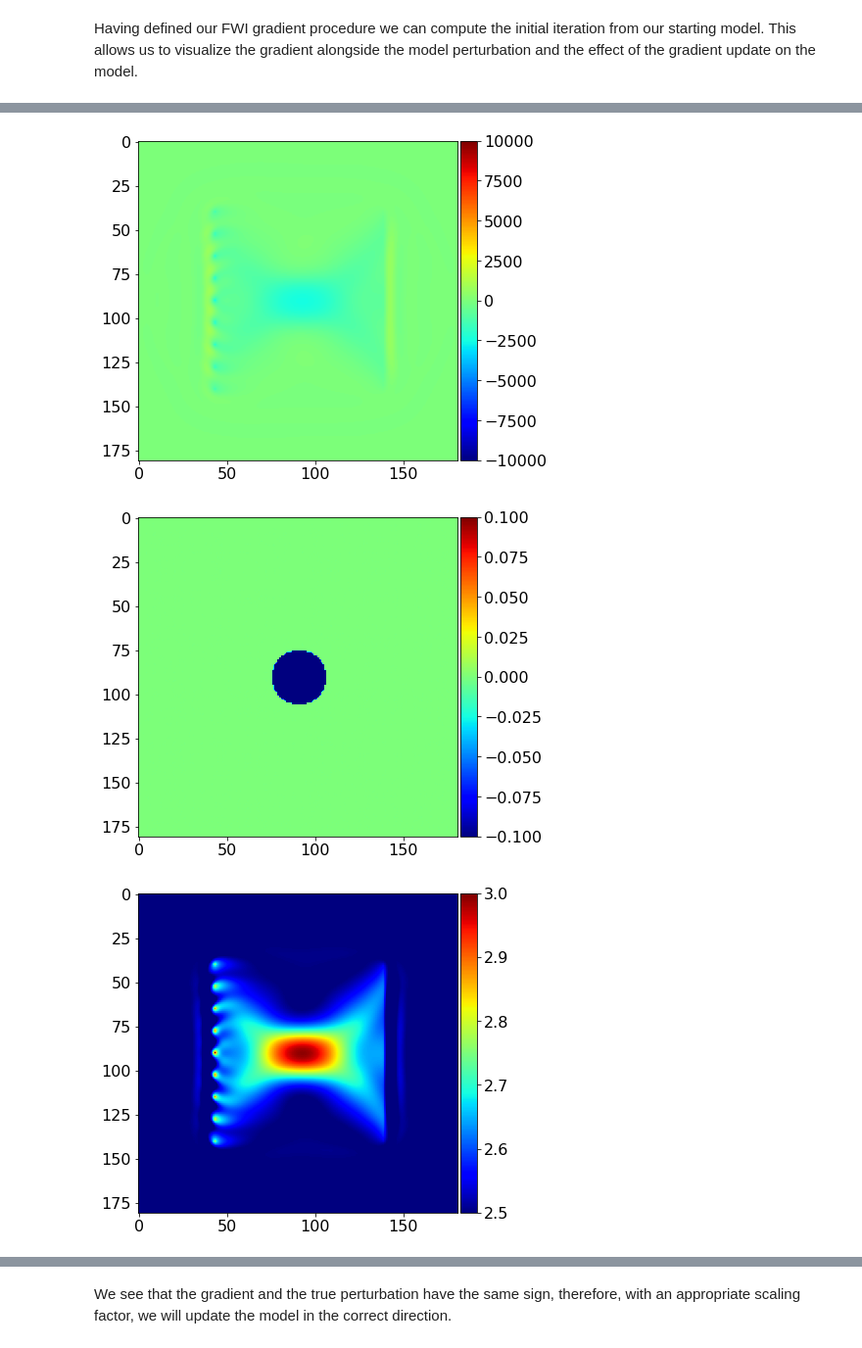
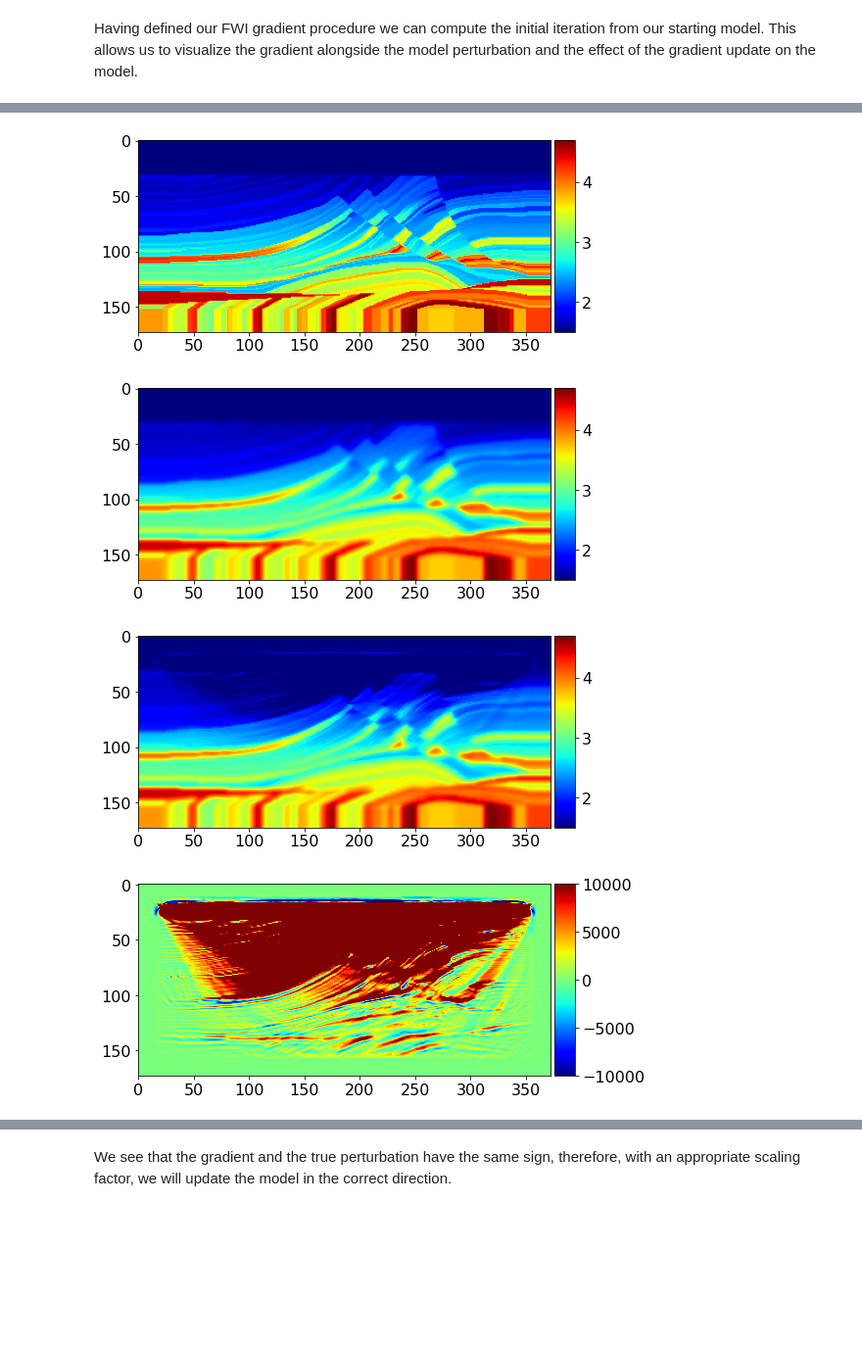
Before and after one commit to carlosjedwab/MyDevito, a Jupyter notebook: devito/meus/FWI/Carlos 20200812/fwi_expanded.ipynb, the cells around one changed output, grey strips where cells are left out. Shown: that part at 98% size. Cells and saved outputs as stored; diff of their text form; code cells hidden in the pictures; blank space fills up the shorter version.

```diff
--- a/devito/meus/FWI/Carlos 20200812/fwi_expanded.ipynb
+++ b/devito/meus/FWI/Carlos 20200812/fwi_expanded.ipynb
@@ -208,0 +16,6 @@ geometry, solver, fwi_iterations = demo_fwi('c2d', show_plots=True)
+# %%
+from fwi_prep import demo_fwi
+
+# Setup the true model and all other simulation objects from a preset
+model, model0, nshots, nreceivers, src_coordinates, rec_coordinates, source_locations,\
+geometry, solver, fwi_iterations = demo_fwi('m2d', show_plots=True)
@@ -269,12 +93,22 @@ def compute_residual(residual, dobs, dsyn):
 
     return residual
 # %%
-# Create FWI gradient kernel
+# Create FWI gradient kernel (with progress bar)
 from devito import Function, TimeFunction, norm
 from examples.seismic import Receiver
+import scipy
 
-import scipy
+from ipywidgets import IntProgress
+from IPython.display import display
+import time
+
 def fwi_gradient(vp_in):
+    start = time.time()
+
+    # Instantiate the progress bar
+    pb = IntProgress(min=0, max=nshots)
+    display(pb)
+
     # Create symbols to hold the gradient
     grad = Function(name="grad", grid=model.grid)
     # Create placeholders for the data residual and data
@@ -304,6 +138,11 @@ def fwi_gradient(vp_in):
         objective += .5*norm(residual)**2
         solver.gradient(rec=residual, u=u0, vp=vp_in, grad=grad)
 
+        # Advance the progress bar
+        pb.value += 1
+
+    finish = time.time()
+    print("Elapsed time: "+str(finish-start)+"s")
     return objective, grad
 # %% [markdown]
 Having defined our FWI gradient procedure we can compute the initial iteration from our starting model. This allows us to visualize the gradient alongside the model perturbation and the effect of the gradient update on the model.
@@ -314,19 +157,29 @@ ff, update = fwi_gradient(model0.vp)
 # %%
 #NBVAL_IGNORE_OUTPUT
 from devito import mmax
 from examples.seismic import plot_image
+from devito.builtins import mmin, mmax
+
+# Show the true model
+plot_image(model.vp.data, vmin=mmin(model.vp), vmax=mmax(model.vp), cmap="jet")
+
+# Show the model before the update
+plot_image(model0.vp.data, vmin=mmin(model0.vp), vmax=mmax(model0.vp), cmap="jet")
+
+# Show what the update does to the model
+alpha = .5 / mmax(update)
+plot_image(model0.vp.data + alpha*update.data, vmin=mmin(model0.vp), vmax=mmax(model0.vp), cmap="jet")
 
 # Plot the FWI gradient
 plot_image(-update.data, vmin=-1e4, vmax=1e4, cmap="jet")
 
 # Plot the difference between the true and initial model.
+# And also the difference between the true and updated model.
 # This is not known in practice as only the initial model is provided.
 plot_image(model0.vp.data - model.vp.data, vmin=-1e-1, vmax=1e-1, cmap="jet")
-
-# Show what the update does to the model
-alpha = .5 / mmax(update)
-plot_image(model0.vp.data + alpha*update.data, vmin=2.5, vmax=3.0, cmap="jet")
+plot_image(model0.vp.data + alpha*update.data - model.vp.data, vmin=-1e-1, vmax=1e-1, cmap="jet")
 # %% [output]
-[figure, old version]
+[figure, new version]
-[figure, old version]
+[figure, new version]
-[figure, old version]
+[figure, new version]
+[figure, added]
```
Also changed, not shown: parts of 16 cells of this notebook, 28 other files.
